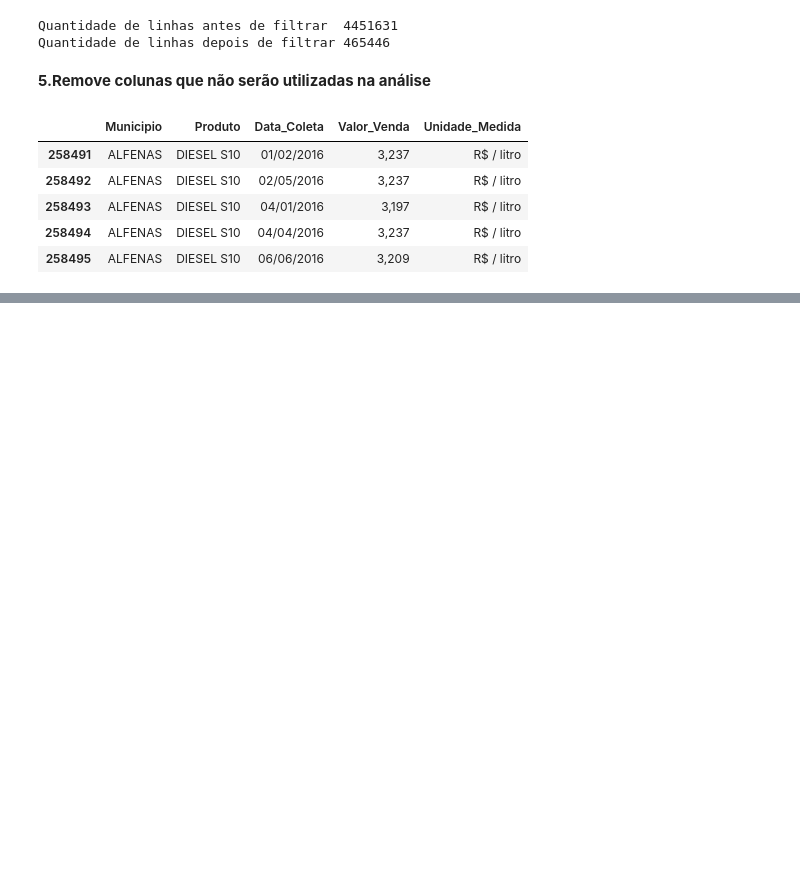
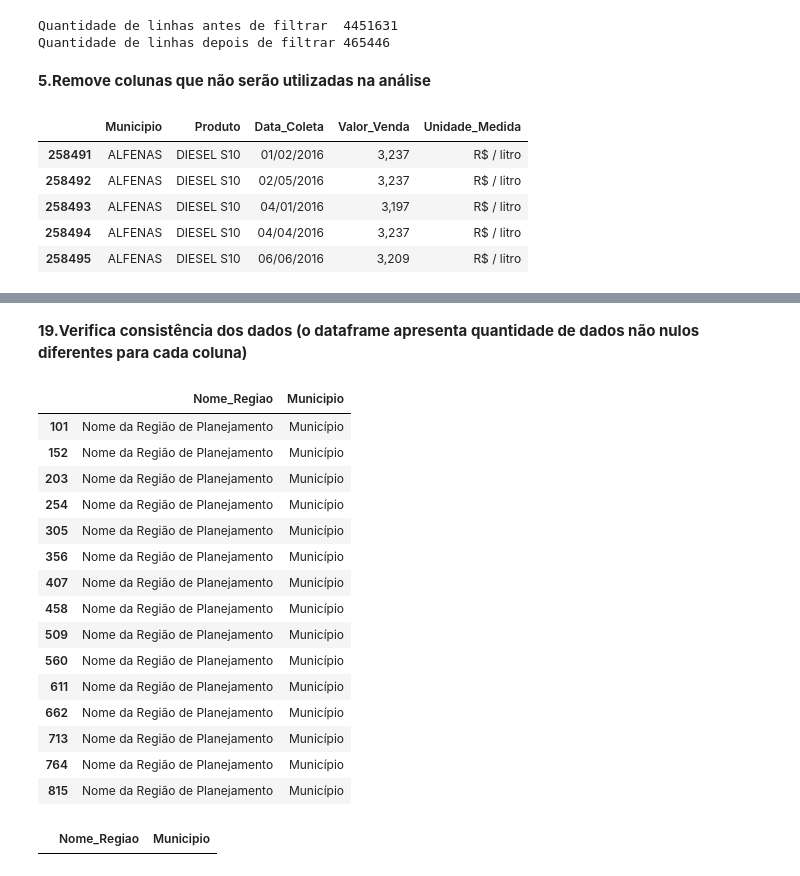
Before and after one commit to leoregisr/gas-price-history, a Jupyter notebook: ProcessamentoDados.ipynb, the cells around one changed output, grey strips where cells are left out. Drawn from its saved outputs; the diff is of its cells as text; code cells hidden in the pictures; blank space fills up the shorter version.

Commit message:
Tratamento dados

```diff
--- a/ProcessamentoDados.ipynb
+++ b/ProcessamentoDados.ipynb
@@ -103,0 +240,3 @@ df.head()
+# %%
+df_regioes = pd.read_csv(caminho_csv, encoding="latin-1")
+df_regioes.describe()
@@ -103,0 +251,3 @@ df.head()
+# %%
+df_regioes.columns=['Codigo_Regiao', 'Nome_Regiao', 'Municipio']
+df_regioes.head()
@@ -103,0 +263,3 @@ df.head()
+# %%
+df_regioes.drop(['Codigo_Regiao'], axis=1, inplace=True)
+df_regioes.head()
@@ -103,0 +289,6 @@ df.head()
+# %%
+##Tipos String
+df_regioes['Nome_Regiao'] = df_regioes['Nome_Regiao'].astype('string')
+df_regioes['Municipio'] = df_regioes['Municipio'].astype('string')
+
+df_regioes.info()
@@ -103,0 +305,31 @@ df.head()
+# %% [markdown]
+**19.Verifica consistência dos dados (o dataframe apresenta quantidade de dados não nulos diferentes para cada coluna)**
+# %%
+#Dados repetidos
+df_regioes[df_regioes.duplicated()]
+# %% [output]
+|  | Nome_Regiao | Municipio |
+| 101 | Nome da Região de Planejamento | Município |
+| 152 | Nome da Região de Planejamento | Município |
+| 203 | Nome da Região de Planejamento | Município |
+| 254 | Nome da Região de Planejamento | Município |
+| 305 | Nome da Região de Planejamento | Município |
+| 356 | Nome da Região de Planejamento | Município |
+| 407 | Nome da Região de Planejamento | Município |
+| 458 | Nome da Região de Planejamento | Município |
+| 509 | Nome da Região de Planejamento | Município |
+| 560 | Nome da Região de Planejamento | Município |
+| 611 | Nome da Região de Planejamento | Município |
+| 662 | Nome da Região de Planejamento | Município |
+| 713 | Nome da Região de Planejamento | Município |
+| 764 | Nome da Região de Planejamento | Município |
+| 815 | Nome da Região de Planejamento | Município |
+# %%
+#Remover linhas com dados de cabecalho
+filtro_cabecalho_municipio = df_regioes['Municipio'] != 'Município'
+filtro_cabecalho_regiao = df_regioes['Nome_Regiao'] != 'Nome da Região de Planejamento'
+df_regioes = df_regioes[filtro_cabecalho_municipio]
+df_regioes = df_regioes[filtro_cabecalho_regiao]
+df_regioes[df_regioes.duplicated()]
+# %% [output]
+|  | Nome_Regiao | Municipio |
```
Also changed, not shown: parts of 37 cells of this notebook, 3 other files.
